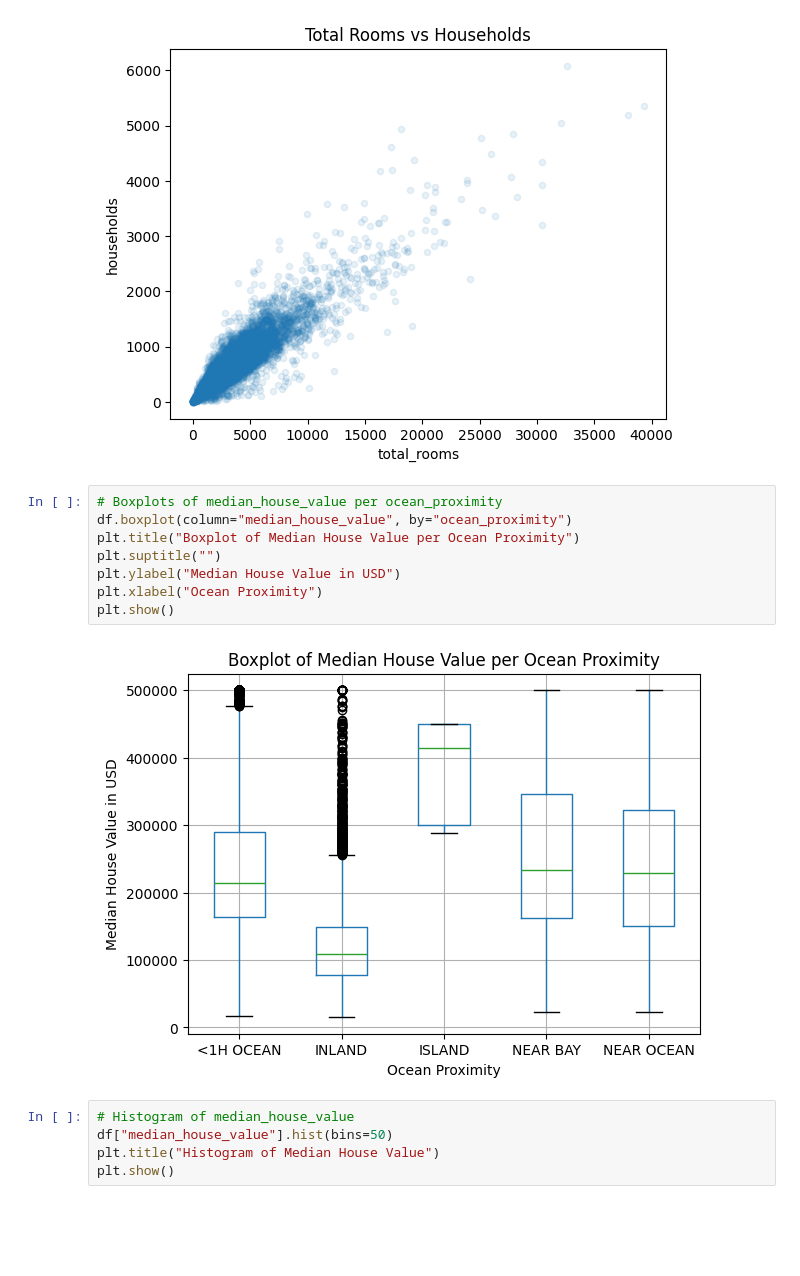
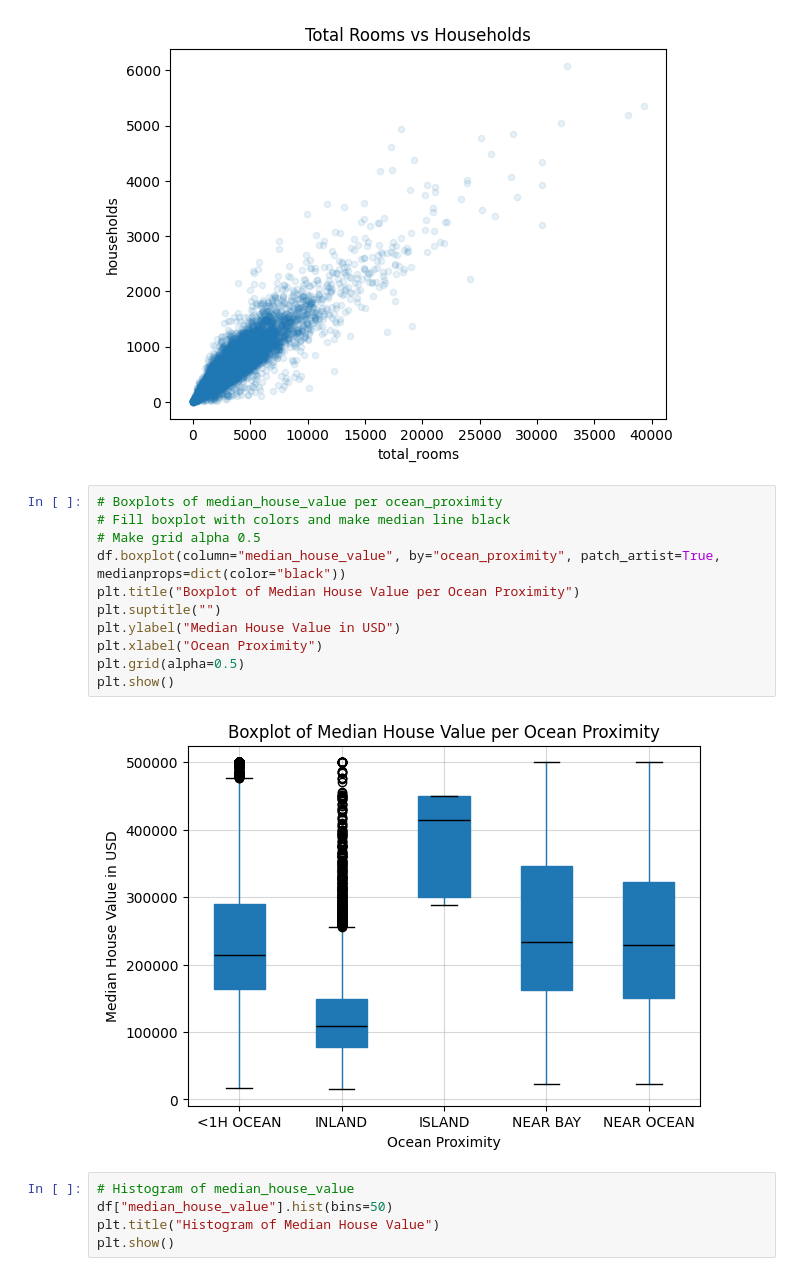
Before and after one commit to staldenhoefler/gdv, a Jupyter notebook: LE1.ipynb, the cells around one changed output. Drawn from its saved outputs; the diff is of its cells as text; blank space fills up the shorter version.

```diff
--- a/LE1.ipynb
+++ b/LE1.ipynb
@@ -68,14 +68,17 @@ plt.show()
 [figure]
 # %%
 # Boxplots of median_house_value per ocean_proximity
-df.boxplot(column="median_house_value", by="ocean_proximity")
+# Fill boxplot with colors and make median line black
+# Make grid alpha 0.5
+df.boxplot(column="median_house_value", by="ocean_proximity", patch_artist=True, medianprops=dict(color="black"))
 plt.title("Boxplot of Median House Value per Ocean Proximity")
 plt.suptitle("")
 plt.ylabel("Median House Value in USD")
 plt.xlabel("Ocean Proximity")
+plt.grid(alpha=0.5)
 plt.show()
 # %% [output]
-[figure, old version]
+[figure, new version]
 # %%
 # Histogram of median_house_value
 df["median_house_value"].hist(bins=50)
```
Also changed, not shown: parts of 1 cell of this notebook.
